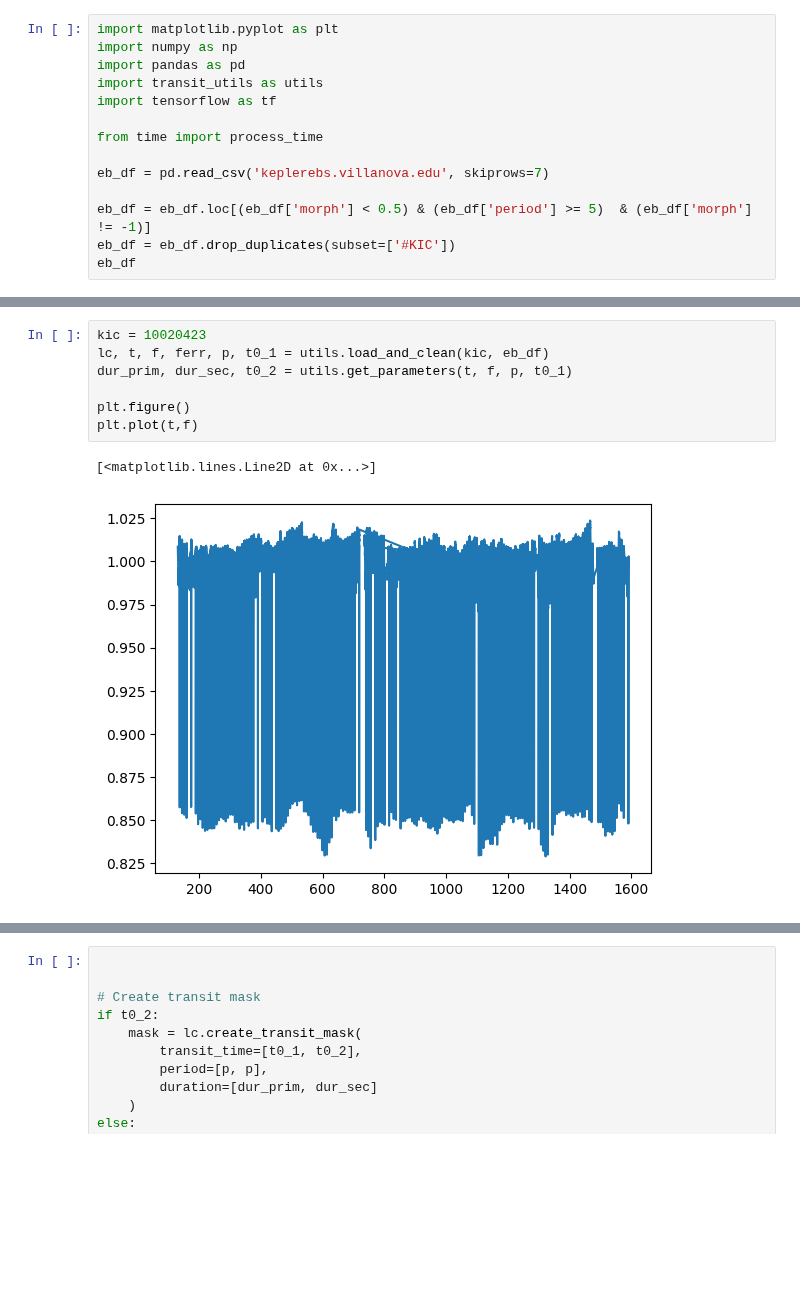
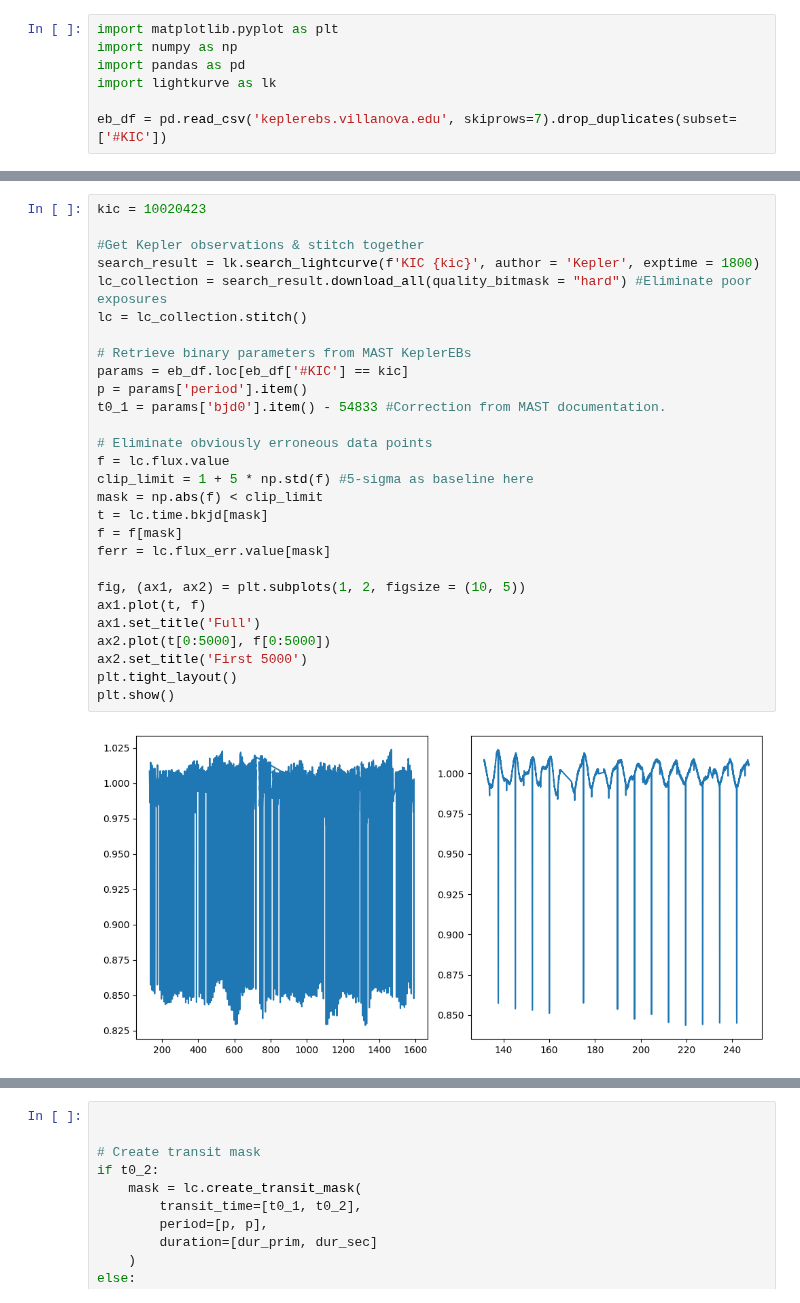
Before and after one commit to sfremy/astro_tools, a Jupyter notebook: prefold_automated.ipynb, the cells around one changed output, grey strips where cells are left out. Cells and saved outputs as stored; diff of their text form; blank space fills up the shorter version.

```diff
--- a/prefold_automated.ipynb
+++ b/prefold_automated.ipynb
@@ -2,13 +2,6 @@
 import matplotlib.pyplot as plt
 import numpy as np
 import pandas as pd
-import transit_utils as utils
-import tensorflow as tf
+import lightkurve as lk
 
-from time import process_time
-
-eb_df = pd.read_csv('keplerebs.villanova.edu', skiprows=7)
-
-eb_df = eb_df.loc[(eb_df['morph'] < 0.5) & (eb_df['period'] >= 5)  & (eb_df['morph'] != -1)]
-eb_df = eb_df.drop_duplicates(subset=['#KIC'])
-eb_df
+eb_df = pd.read_csv('keplerebs.villanova.edu', skiprows=7).drop_duplicates(subset=['#KIC'])
@@ -56,11 +32,31 @@ k47c = [246.65182,550.47424,850.97978,1154.79184]
 k47 = np.concatenate((k47b,k47d,k47c))
 # %%
 kic = 10020423
-lc, t, f, ferr, p, t0_1 = utils.load_and_clean(kic, eb_df)
-dur_prim, dur_sec, t0_2 = utils.get_parameters(t, f, p, t0_1)
 
-plt.figure()
-plt.plot(t,f)
+#Get Kepler observations & stitch together
+search_result = lk.search_lightcurve(f'KIC {kic}', author = 'Kepler', exptime = 1800)
+lc_collection = search_result.download_all(quality_bitmask = "hard") #Eliminate poor exposures
+lc = lc_collection.stitch()
+
+# Retrieve binary parameters from MAST KeplerEBs
+params = eb_df.loc[eb_df['#KIC'] == kic]
+p = params['period'].item()
+t0_1 = params['bjd0'].item() - 54833 #Correction from MAST documentation.
+
+# Eliminate obviously erroneous data points
+f = lc.flux.value
+clip_limit = 1 + 5 * np.std(f) #5-sigma as baseline here
+mask = np.abs(f) < clip_limit
+t = lc.time.bkjd[mask]
+f = f[mask]
+ferr = lc.flux_err.value[mask]
+
+fig, (ax1, ax2) = plt.subplots(1, 2, figsize = (10, 5))
+ax1.plot(t, f)
+ax1.set_title('Full')
+ax2.plot(t[0:5000], f[0:5000])
+ax2.set_title('First 5000')
+plt.tight_layout()
+plt.show()
 # %% [output]
-[<matplotlib.lines.Line2D at 0x...>]
-[figure, old version]
+[figure, new version]
```
Also changed, not shown: parts of 3 cells of this notebook, 1 other file.
